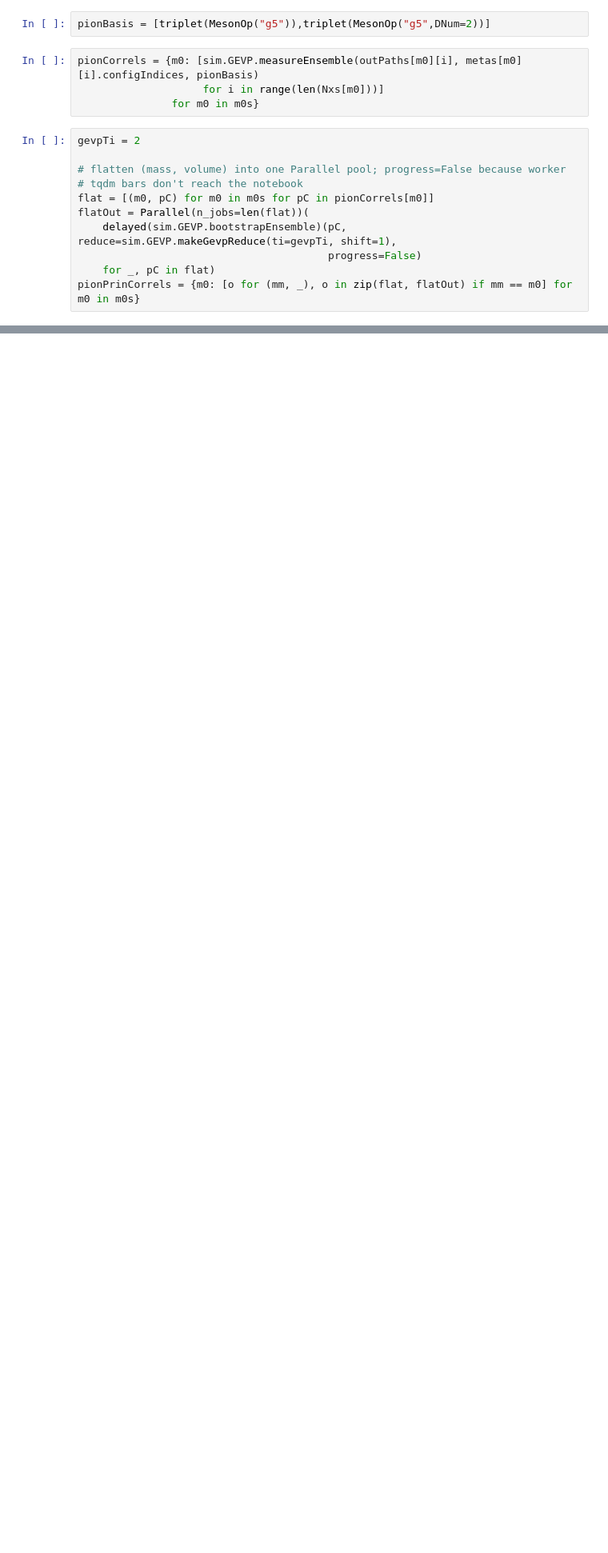
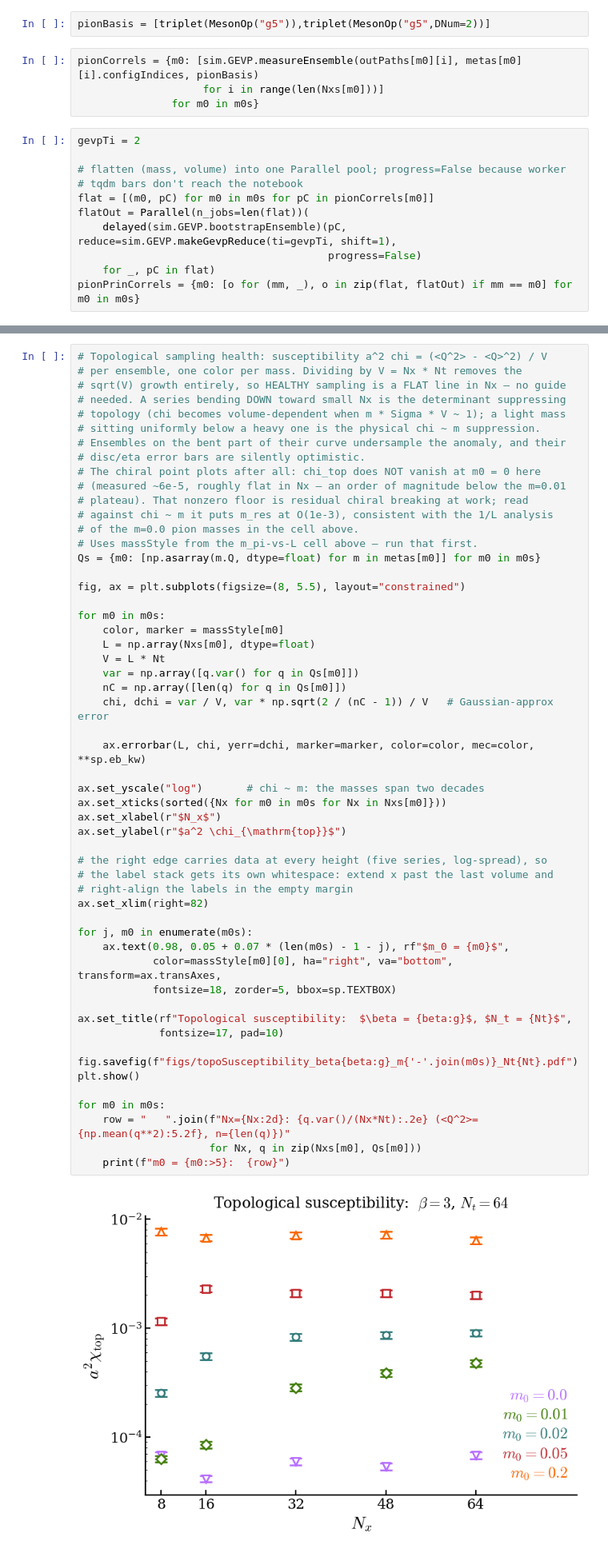
Before and after one commit to wurdahl/schwingerModel, a Jupyter notebook: finiteVolume.ipynb, the cells around one changed output, grey strips where cells are left out. Shown at 80% size. Saved outputs shown, nothing was run; the diff lists cells and outputs as text; blank space fills up the shorter version.

```diff
--- a/finiteVolume.ipynb
+++ b/finiteVolume.ipynb
@@ -375,0 +455,56 @@ exponent needs the m0 = 0.01 asymptote at larger volumes.
+# %%
+# Topological sampling health: susceptibility a^2 chi = (<Q^2> - <Q>^2) / V
+# per ensemble, one color per mass. Dividing by V = Nx * Nt removes the
+# sqrt(V) growth entirely, so HEALTHY sampling is a FLAT line in Nx — no guide
+# needed. A series bending DOWN toward small Nx is the determinant suppressing
+# topology (chi becomes volume-dependent when m * Sigma * V ~ 1); a light mass
+# sitting uniformly below a heavy one is the physical chi ~ m suppression.
+# Ensembles on the bent part of their curve undersample the anomaly, and their
+# disc/eta error bars are silently optimistic.
+# The chiral point plots after all: chi_top does NOT vanish at m0 = 0 here
+# (measured ~6e-5, roughly flat in Nx — an order of magnitude below the m=0.01
+# plateau). That nonzero floor is residual chiral breaking at work; read
+# against chi ~ m it puts m_res at O(1e-3), consistent with the 1/L analysis
+# of the m=0.0 pion masses in the cell above.
+# Uses massStyle from the m_pi-vs-L cell above — run that first.
+Qs = {m0: [np.asarray(m.Q, dtype=float) for m in metas[m0]] for m0 in m0s}
+
+fig, ax = plt.subplots(figsize=(8, 5.5), layout="constrained")
+
+for m0 in m0s:
+    color, marker = massStyle[m0]
+    L = np.array(Nxs[m0], dtype=float)
+    V = L * Nt
+    var = np.array([q.var() for q in Qs[m0]])
+    nC = np.array([len(q) for q in Qs[m0]])
+    chi, dchi = var / V, var * np.sqrt(2 / (nC - 1)) / V   # Gaussian-approx error
+
+    ax.errorbar(L, chi, yerr=dchi, marker=marker, color=color, mec=color, **sp.eb_kw)
+
+ax.set_yscale("log")       # chi ~ m: the masses span two decades
+ax.set_xticks(sorted({Nx for m0 in m0s for Nx in Nxs[m0]}))
+ax.set_xlabel(r"$N_x$")
+ax.set_ylabel(r"$a^2 \chi_{\mathrm{top}}$")
+
+# the right edge carries data at every height (five series, log-spread), so
+# the label stack gets its own whitespace: extend x past the last volume and
+# right-align the labels in the empty margin
+ax.set_xlim(right=82)
+
+for j, m0 in enumerate(m0s):
+    ax.text(0.98, 0.05 + 0.07 * (len(m0s) - 1 - j), rf"$m_0 = {m0}$",
+            color=massStyle[m0][0], ha="right", va="bottom", transform=ax.transAxes,
+            fontsize=18, zorder=5, bbox=sp.TEXTBOX)
+
+ax.set_title(rf"Topological susceptibility:  $\beta = {beta:g}$, $N_t = {Nt}$",
+             fontsize=17, pad=10)
+
+fig.savefig(f"figs/topoSusceptibility_beta{beta:g}_m{'-'.join(m0s)}_Nt{Nt}.pdf")
+plt.show()
+
+for m0 in m0s:
+    row = "   ".join(f"Nx={Nx:2d}: {q.var()/(Nx*Nt):.2e} (<Q^2>={np.mean(q**2):5.2f}, n={len(q)})"
+                     for Nx, q in zip(Nxs[m0], Qs[m0]))
+    print(f"m0 = {m0:>5}:  {row}")
+# %% [output]
+[figure, added]
```
Also changed, not shown: parts of 8 cells of this notebook, 44 other files.
